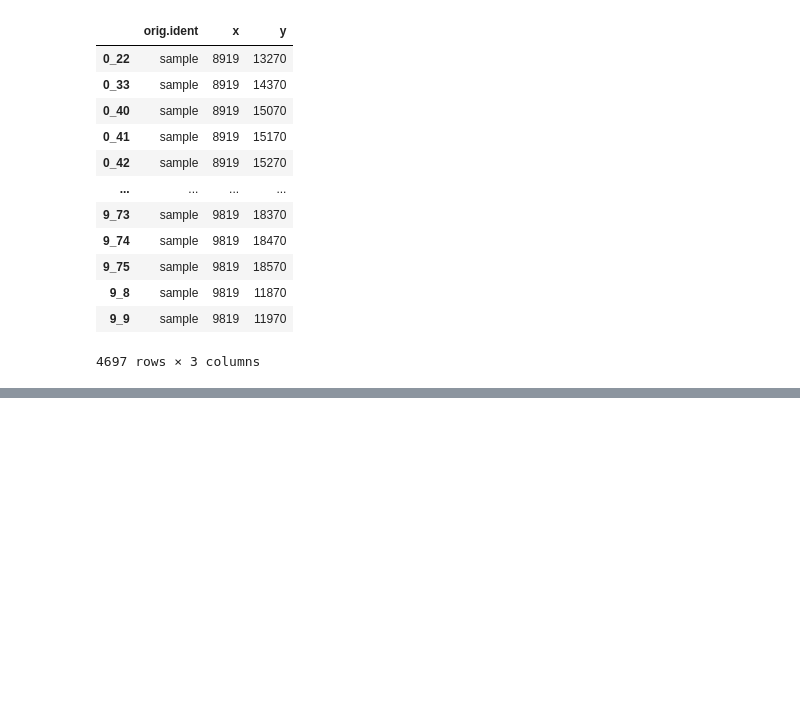
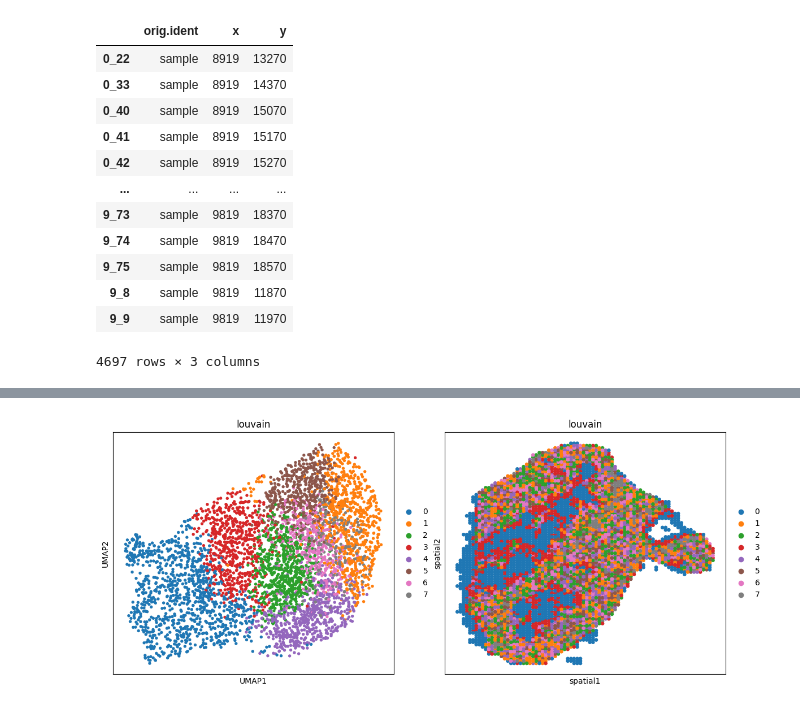
Before and after one commit to karanwxliaa/MultiOmics-Research, a Jupyter notebook: proposed_model/ARCH2_tfv2_Variational_SpatialGlue_ClipLoss_Sterio.ipynb, the cells around one changed output, grey strips where cells are left out. Drawn from its saved outputs; the diff is of its cells as text; code cells hidden in the pictures; blank space fills up the shorter version.

```diff
--- a/proposed_model/ARCH2_tfv2_Variational_SpatialGlue_ClipLoss_Sterio.ipynb
+++ b/proposed_model/ARCH2_tfv2_Variational_SpatialGlue_ClipLoss_Sterio.ipynb
@@ -1276,0 +1563,13 @@ sc.pl.embedding(gdata, basis='spatial', color='mclust', title='MClust_Clip', s=1
+# %%
+# visualization Mclust
+fig, ax_list = plt.subplots(1, 2, figsize=(12, 5))
+sc.pp.neighbors(gdata, use_rep='emb_combined_pca', n_neighbors=10)
+sc.tl.umap(gdata)
+
+sc.pl.umap(gdata, color='3', ax=ax_list[0], title='louvain', s=60, show=False)
+sc.pl.embedding(gdata, basis='spatial', color='3', ax=ax_list[1], title='louvain', s=90, show=False)
+
+plt.tight_layout(w_pad=0.3)
+plt.show()
+# %% [output]
+[figure, added]
```
Also changed, not shown: parts of 15 cells of this notebook.
